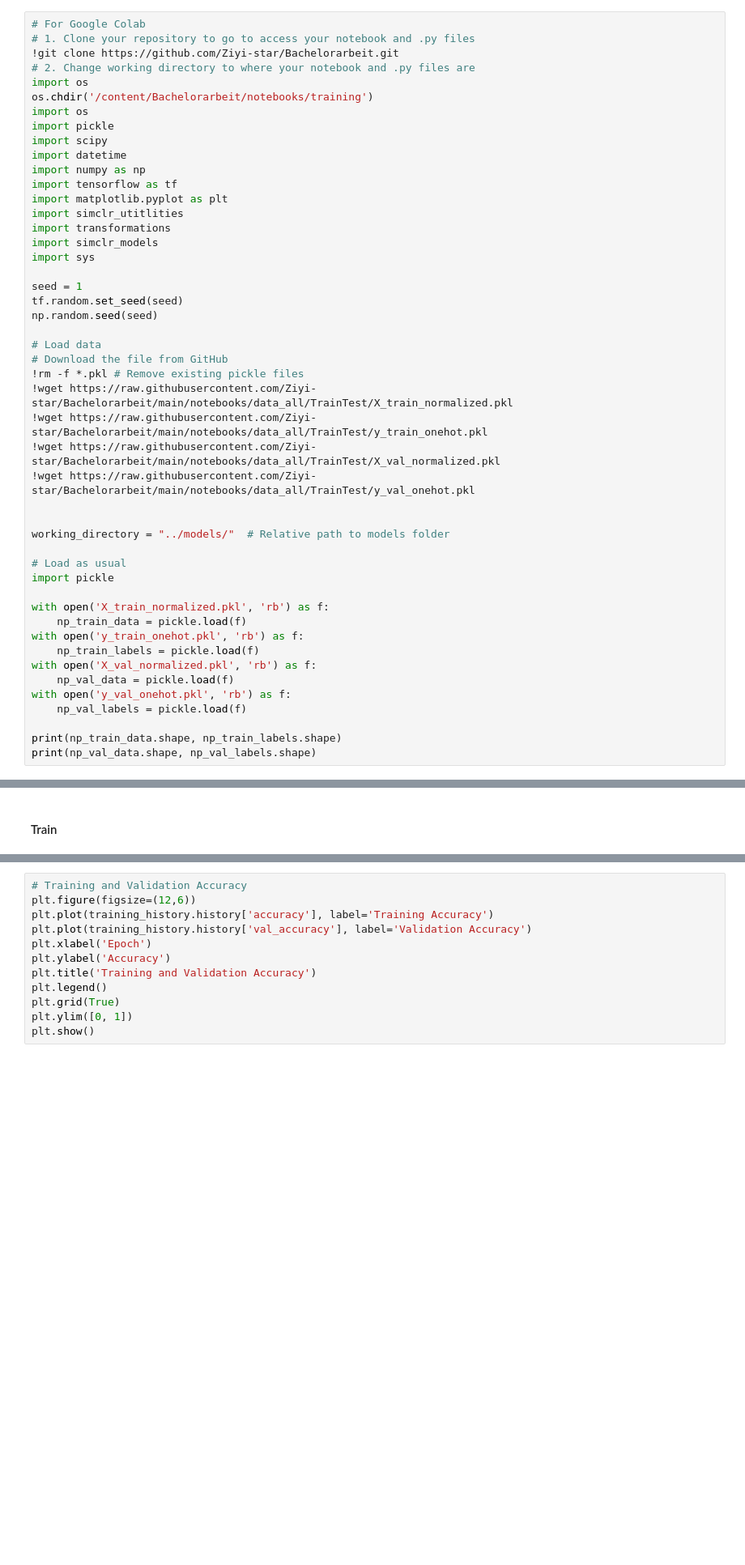
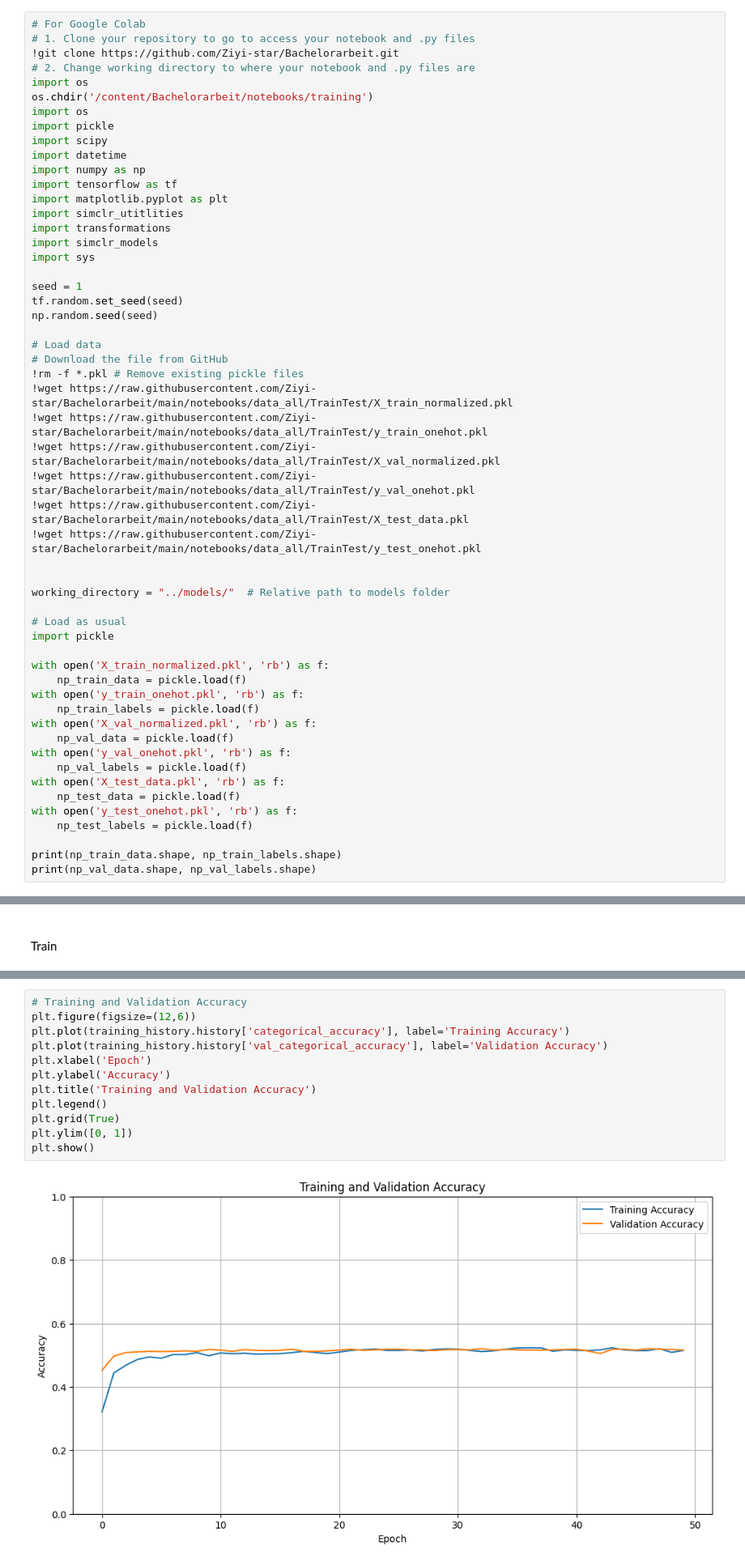
Before and after one commit to Ziyi-star/Bachelorarbeit, a Jupyter notebook: notebooks/training/train_simclr_har_0.5s.ipynb, the cells around one changed output, grey strips where cells are left out. Shown at 81% size. Cells and saved outputs as stored; diff of their text form; blank space fills up the shorter version.

Commit message:
Training all finished

```diff
--- a/notebooks/training/train_simclr_har_0.5s.ipynb
+++ b/notebooks/training/train_simclr_har_0.5s.ipynb
@@ -74,6 +74,8 @@ np.random.seed(seed)
 !wget https://raw.githubusercontent.com/Ziyi-star/Bachelorarbeit/main/notebooks/data_all/TrainTest/y_train_onehot.pkl
 !wget https://raw.githubusercontent.com/Ziyi-star/Bachelorarbeit/main/notebooks/data_all/TrainTest/X_val_normalized.pkl
 !wget https://raw.githubusercontent.com/Ziyi-star/Bachelorarbeit/main/notebooks/data_all/TrainTest/y_val_onehot.pkl
+!wget https://raw.githubusercontent.com/Ziyi-star/Bachelorarbeit/main/notebooks/data_all/TrainTest/X_test_data.pkl
+!wget https://raw.githubusercontent.com/Ziyi-star/Bachelorarbeit/main/notebooks/data_all/TrainTest/y_test_onehot.pkl
 
 
 working_directory = "../models/"  # Relative path to models folder
@@ -89,6 +91,10 @@ with open('X_val_normalized.pkl', 'rb') as f:
     np_val_data = pickle.load(f)
 with open('y_val_onehot.pkl', 'rb') as f:
     np_val_labels = pickle.load(f)
+with open('X_test_data.pkl', 'rb') as f:
+    np_test_data = pickle.load(f)
+with open('y_test_onehot.pkl', 'rb') as f:
+    np_test_labels = pickle.load(f)
 
 print(np_train_data.shape, np_train_labels.shape)
 print(np_val_data.shape, np_val_labels.shape)
@@ -325,15 +330,17 @@ NameError: name 'training_history' is not defined
 # %%
 # Training and Validation Accuracy
 plt.figure(figsize=(12,6))
-plt.plot(training_history.history['accuracy'], label='Training Accuracy')
-plt.plot(training_history.history['val_accuracy'], label='Validation Accuracy')
+plt.plot(training_history.history['categorical_accuracy'], label='Training Accuracy')
+plt.plot(training_history.history['val_categorical_accuracy'], label='Validation Accuracy')
 plt.xlabel('Epoch')
 plt.ylabel('Accuracy')
 plt.title('Training and Validation Accuracy')
 plt.legend()
 plt.grid(True)
 plt.ylim([0, 1])
 plt.show()
+# %% [output]
+[figure, added]
 # %% [markdown]
 #### Test:
 # %%
```
Also changed, not shown: parts of 10 cells of this notebook.
